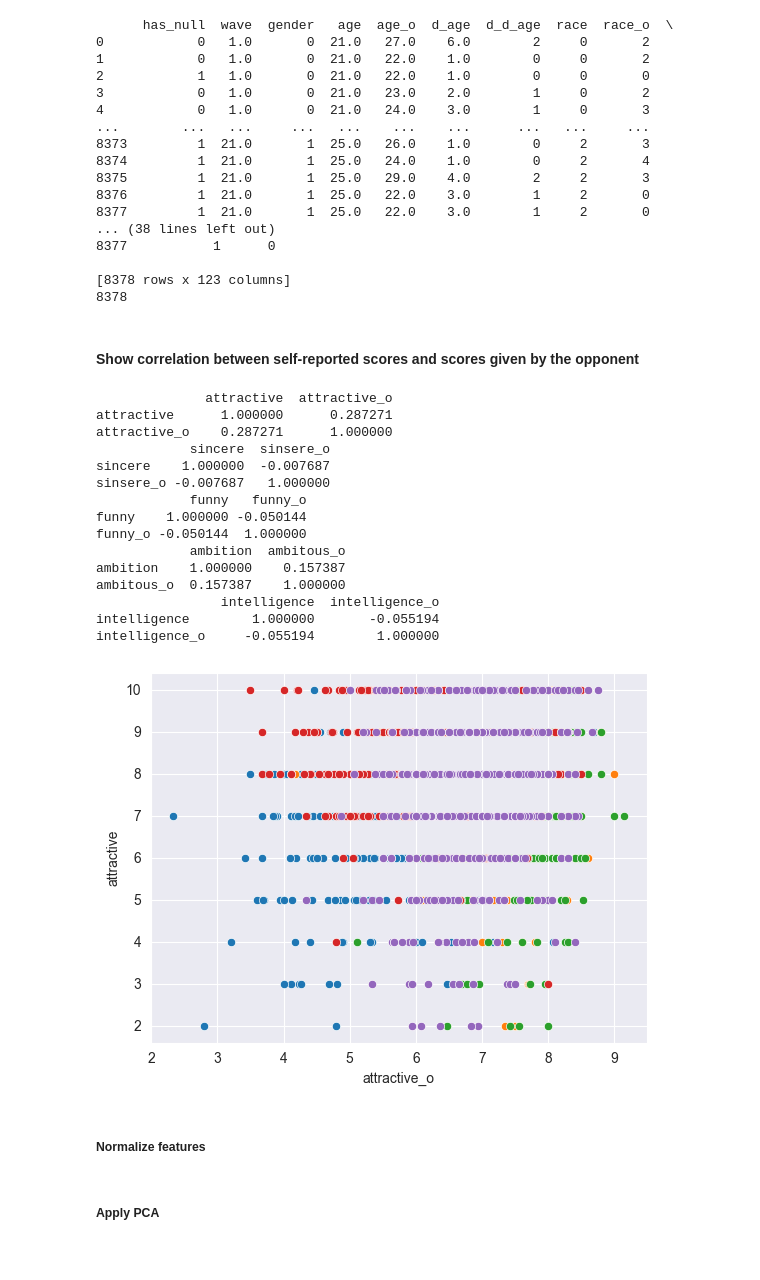
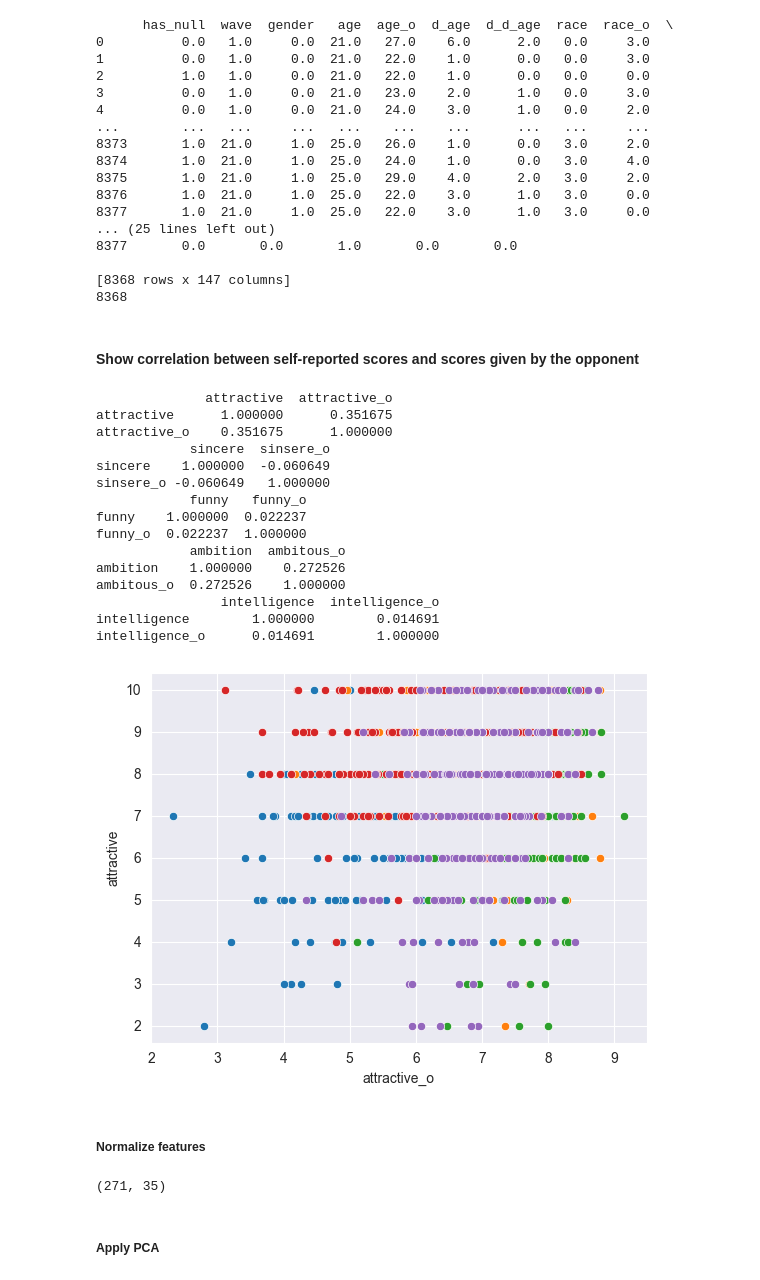
Before and after one commit to nemuru-pigeon/DSAIT4020, a Jupyter notebook: clustering.ipynb, the cells around one changed output. Drawn from its saved outputs; the diff is of its cells as text; code cells hidden in the pictures.

```diff
--- a/clustering.ipynb
+++ b/clustering.ipynb
@@ -14,27 +15,26 @@ from sklearn.metrics import silhouette_score
 # %%
-#TODO: Use another file than the preprocessed.pkl
-with open('preprocessed.pkl', 'rb') as f:
+with open('preprocessed_data/original_data.pkl', 'rb') as f:
     data = pickle.load(f)
     print(data)
     print(len(data))
 # %% [output]
       has_null  wave  gender   age  age_o  d_age  d_d_age  race  race_o  \
-0            0   1.0       0  21.0   27.0    6.0        2     0       2
-1            0   1.0       0  21.0   22.0    1.0        0     0       2
-2            1   1.0       0  21.0   22.0    1.0        0     0       0
-3            0   1.0       0  21.0   23.0    2.0        1     0       2
-4            0   1.0       0  21.0   24.0    3.0        1     0       3
+0          0.0   1.0     0.0  21.0   27.0    6.0      2.0   0.0     3.0
+1          0.0   1.0     0.0  21.0   22.0    1.0      0.0   0.0     3.0
+2          1.0   1.0     0.0  21.0   22.0    1.0      0.0   0.0     0.0
+3          0.0   1.0     0.0  21.0   23.0    2.0      1.0   0.0     3.0
+4          0.0   1.0     0.0  21.0   24.0    3.0      1.0   0.0     2.0
 ...        ...   ...     ...   ...    ...    ...      ...   ...     ...
-8373         1  21.0       1  25.0   26.0    1.0        0     2       3
-8374         1  21.0       1  25.0   24.0    1.0        0     2       4
-8375         1  21.0       1  25.0   29.0    4.0        2     2       3
-8376         1  21.0       1  25.0   22.0    3.0        1     2       0
-8377         1  21.0       1  25.0   22.0    3.0        1     2       0
-... (38 lines left out)
-8377           1      0
+8373       1.0  21.0     1.0  25.0   26.0    1.0      0.0   3.0     2.0
+8374       1.0  21.0     1.0  25.0   24.0    1.0      0.0   3.0     4.0
+8375       1.0  21.0     1.0  25.0   29.0    4.0      2.0   3.0     2.0
+8376       1.0  21.0     1.0  25.0   22.0    3.0      1.0   3.0     0.0
+8377       1.0  21.0     1.0  25.0   22.0    3.0      1.0   3.0     0.0
+... (25 lines left out)
+8377       0.0       0.0       1.0       0.0       0.0
 
-[8378 rows x 123 columns]
-8378
+[8368 rows x 147 columns]
+8368
 # %% [markdown]
 #### Show correlation between self-reported scores and scores given by the opponent
 # %%
@@ -47,45 +47,49 @@ def compare_ratings(data):
     data.groupby(group_by_columns, as_index=False)
     [average_columns].mean()
     )
     reduced_df = combined_df[self_rated_features + average_columns]
 
     corr_attractive = reduced_df[['attractive', 'attractive_o']].corr()
     corr_sincere = reduced_df[['sincere', 'sinsere_o']].corr()
     corr_intelligence = reduced_df[['intelligence', 'intelligence_o']].corr()
     corr_funny = reduced_df[['funny', 'funny_o']].corr()
     corr_ambition = reduced_df[['ambition', 'ambitous_o']].corr()
 
     print(corr_attractive)
     print(corr_sincere)
     print(corr_funny)
     print(corr_ambition)
     print(corr_intelligence)
 
     sns.scatterplot(reduced_df, x="attractive_o", y="attractive")
     sns.scatterplot(reduced_df, x="sinsere_o", y="sincere")
     sns.scatterplot(reduced_df, x="intelligence_o", y="intelligence")
     sns.scatterplot(reduced_df, x="funny_o", y="funny")
     sns.scatterplot(reduced_df, x="ambitous_o", y="ambition")
 
 
-compare_ratings(data)
+
+women = data.loc[data['gender'] == 0]
+men = data.loc[data['gender'] == 1]
+
+compare_ratings(men)
 # %% [output]
               attractive  attractive_o
-attractive      1.000000      0.287271
-attractive_o    0.287271      1.000000
+attractive      1.000000      0.351675
+attractive_o    0.351675      1.000000
             sincere  sinsere_o
-sincere    1.000000  -0.007687
-sinsere_o -0.007687   1.000000
+sincere    1.000000  -0.060649
+sinsere_o -0.060649   1.000000
             funny   funny_o
-funny    1.000000 -0.050144
-funny_o -0.050144  1.000000
+funny    1.000000  0.022237
+funny_o  0.022237  1.000000
             ambition  ambitous_o
-ambition    1.000000    0.157387
-ambitous_o  0.157387    1.000000
+ambition    1.000000    0.272526
+ambitous_o  0.272526    1.000000
                 intelligence  intelligence_o
-intelligence        1.000000       -0.055194
-intelligence_o     -0.055194        1.000000
+intelligence        1.000000        0.014691
+intelligence_o      0.014691        1.000000
-[figure, old version]
+[figure, new version]
 # %%
 def remove_relational_data(data):
     data = data[['gender', 'age', 'race', 'field', 'attractive_o', 'sinsere_o', 'intelligence_o', 'funny_o', 'ambitous_o', 'shared_interests_o', 'attractive_important', 'sincere_important', 'intellicence_important', 'funny_important', 'ambtition_important', 'shared_interests_important', 'attractive', 'sincere', 'intelligence', 'funny', 'ambition', 'sports', 'tvsports', 'exercise', 'dining', 'museums', 'art', 'hiking', 'gaming', 'clubbing', 'reading', 'tv', 'theater', 'movies', 'concerts', 'music', 'shopping', 'yoga', 'shared_interests_o']]
@@ -106,12 +110,19 @@ combined_df = combined_df.loc[combined_df['gender'] == 0]
 # %% [markdown]
 ##### Normalize features
 # %%
+from sklearn.preprocessing import MinMaxScaler
+
 #Remove categorical values
 features = combined_df.drop(labels=['race', 'field'], axis=1)
 
-# Normalize the data
-scaler = StandardScaler()
-normalized_features = scaler.fit_transform(features)
+n_features = len(features.columns)
+std_scaler = StandardScaler()
+normalized_features = std_scaler.fit_transform(features)
+min_max_scaler = MinMaxScaler()
+normalized_features = min_max_scaler.fit_transform(normalized_features)
+print(normalized_features.shape)
+# %% [output]
+(271, 35)
 # %% [markdown]
 ##### Apply PCA
 # %%
```
Also changed, not shown: parts of 8 cells of this notebook.
